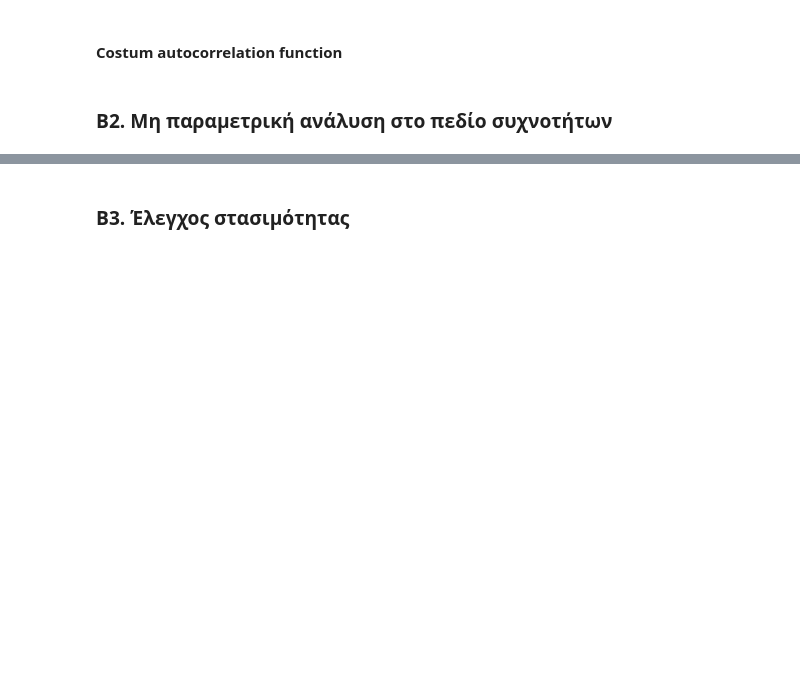
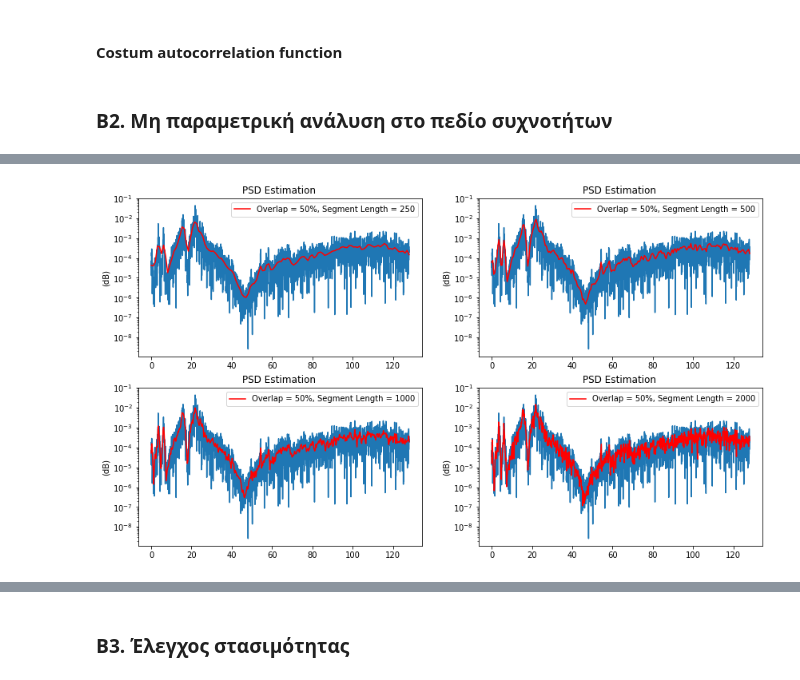
Before and after one commit to alexandrosdms/stoch_analysis_aircraft, a Jupyter notebook: main_greek.ipynb, the cells around one changed output, grey strips where cells are left out. Drawn from its saved outputs; the diff is of its cells as text; code cells hidden in the pictures; blank space fills up the shorter version.

```diff
--- a/main_greek.ipynb
+++ b/main_greek.ipynb
@@ -295,0 +321,27 @@ Sample frequency Is: 0.0512Hz
+# %%
+fig,ax = plt.subplots(nrows = 2, ncols = 2, figsize = (14,8))
+lengths = [250,500,1000,2000,2500]
+overl = [0.5,0.75,0.95]
+
+k = 0
+l=0
+for i in range (0,2):
+    for j in range(0,2):
+        f, PSD = signal.periodogram(out, fs = samp_freq, detrend=False)
+        PSD1[0] = (PSD[0]+PSD1[1])/2
+
+        ax[i][j].plot(f,PSD1)
+
+        nperseg = lengths[k]
+        noverlap = overl[l] * nperseg
+        f, PSD_w = signal.welch(out, fs = samp_freq, nperseg = nperseg, noverlap = noverlap, detrend=False)
+
+        label = "Overlap = " + str(int(overl[l]*100)) + '%, ' + 'Segment Length = ' + str(lengths[k])
+        ax[i][j].plot(f, PSD_w, color = 'red', label = label)
+        ax[i][j].set_yscale('log')
+        ax[i][j].set_title('PSD Estimation ')
+        ax[i][j].set_ylabel("(dB)")
+        ax[i][j].legend()
+        k = k+1
+# %% [output]
+[figure, added]
```
Also changed, not shown: parts of 6 cells of this notebook, 1 other file.
